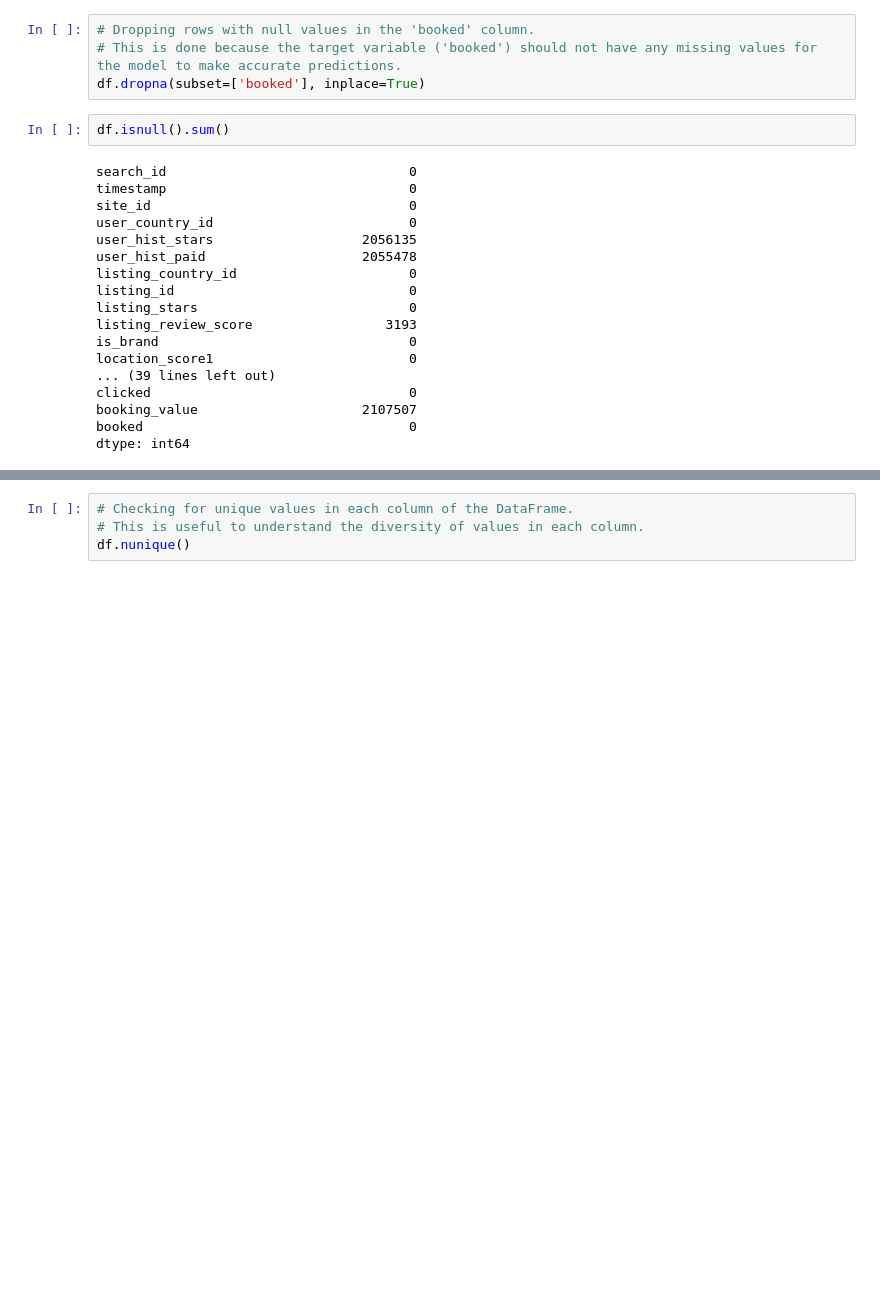
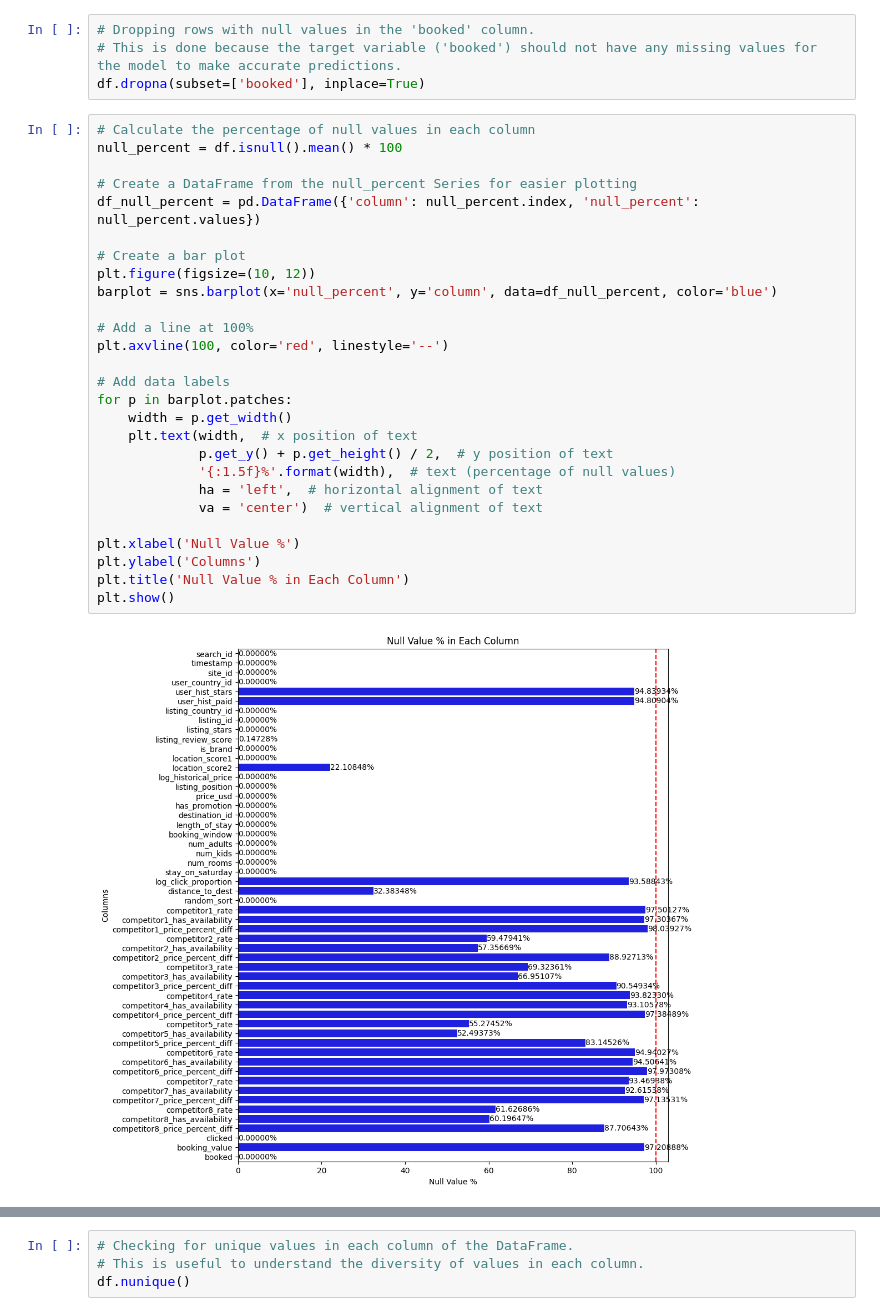
Before and after one commit to manish-tripathi/Amplify-Analytix-Task, a Jupyter notebook: data-science-task.ipynb, the cells around one changed output, grey strips where cells are left out. Drawn from its saved outputs; the diff is of its cells as text; blank space fills up the shorter version.

```diff
--- a/data-science-task.ipynb
+++ b/data-science-task.ipynb
@@ -43,23 +115,32 @@ dtype: int64
 # Dropping rows with null values in the 'booked' column.
 # This is done because the target variable ('booked') should not have any missing values for the model to make accurate predictions.
 df.dropna(subset=['booked'], inplace=True)
-# %%
-df.isnull().sum()
-# %% [output]
-search_id                               0
-timestamp                               0
-site_id                                 0
-user_country_id                         0
-user_hist_stars                   2056135
-user_hist_paid                    2055478
-listing_country_id                      0
-listing_id                              0
-listing_stars                           0
-listing_review_score                 3193
-is_brand                                0
-location_score1                         0
-... (39 lines left out)
-clicked                                 0
-booking_value                     2107507
-booked                                  0
-dtype: int64
+# %%
+# Calculate the percentage of null values in each column
+null_percent = df.isnull().mean() * 100
+
+# Create a DataFrame from the null_percent Series for easier plotting
+df_null_percent = pd.DataFrame({'column': null_percent.index, 'null_percent': null_percent.values})
+
+# Create a bar plot
+plt.figure(figsize=(10, 12))
+barplot = sns.barplot(x='null_percent', y='column', data=df_null_percent, color='blue')
+
+# Add a line at 100%
+plt.axvline(100, color='red', linestyle='--')
+
+# Add data labels
+for p in barplot.patches:
+    width = p.get_width()
+    plt.text(width,  # x position of text
+             p.get_y() + p.get_height() / 2,  # y position of text
+             '{:1.5f}%'.format(width),  # text (percentage of null values)
+             ha = 'left',  # horizontal alignment of text
+             va = 'center')  # vertical alignment of text
+
+plt.xlabel('Null Value %')
+plt.ylabel('Columns')
+plt.title('Null Value % in Each Column')
+plt.show()
+# %% [output]
+[figure, added]
```
Also changed, not shown: parts of 56 cells of this notebook.
